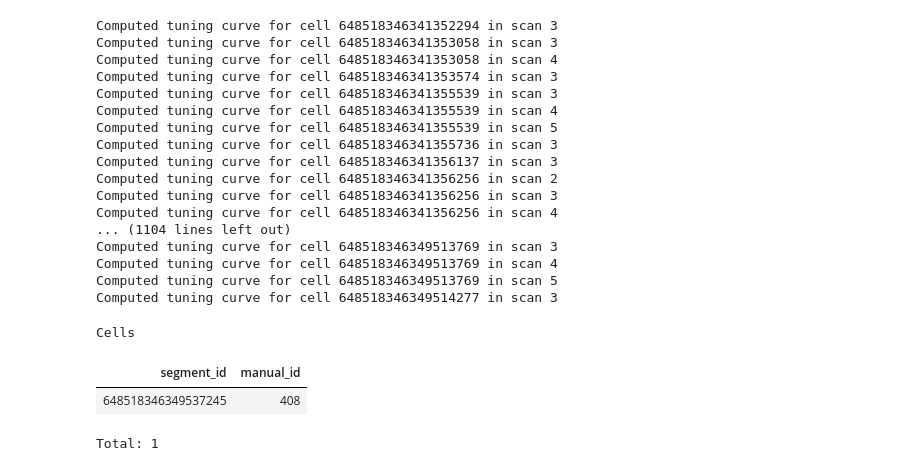
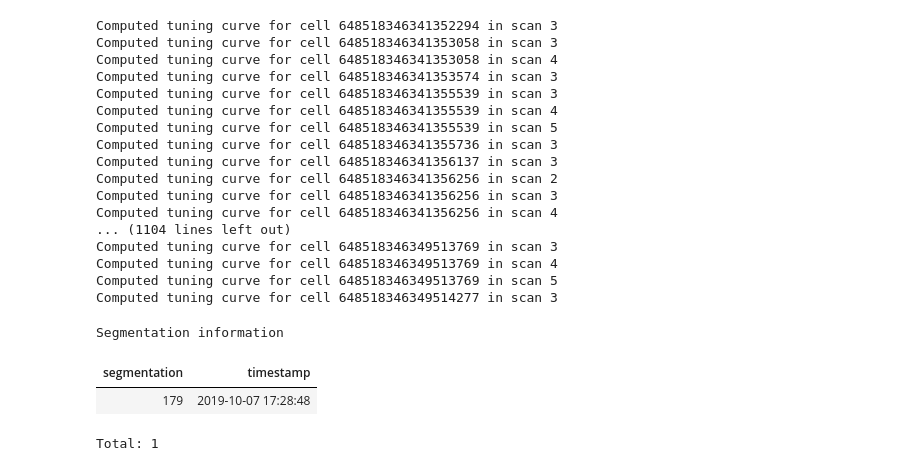
Before and after one commit to seung-lab/datajoint_seung, a Jupyter notebook: pinky/python/pinky.ipynb, the cells around one changed output. Cells and saved outputs as stored; diff of their text form; code cells hidden in the pictures.

```diff
--- a/pinky/pinky.ipynb
+++ b/pinky/python/pinky.ipynb
@@ -424,3 +429,10 @@ Computed tuning curve for cell 648518346349514277 in scan 3
+# %%
+Segmentation()
+# %% [output]
+Segmentation information
+| segmentation | timestamp |
+| 179 | 2019-10-07 17:28:48 |
+Total: 1
 # %%
 pinky_segment = Segment()
 # %%
@@ -438,13 +450,6 @@ for i in range(len(mesh_files)):
     seg_array[i,1] = seg_id
 
 pinky_segment.insert(seg_array)
-# %%
-Neuron() & "manual_id=408"
-# %% [output]
-Cells
-| segment_id | manual_id |
-| 648518346349537245 | 408 |
-Total: 1
 # %%
 Segment()
 # %% [output]
```
Also changed, not shown: parts of 12 cells of this notebook, 30 other files.
